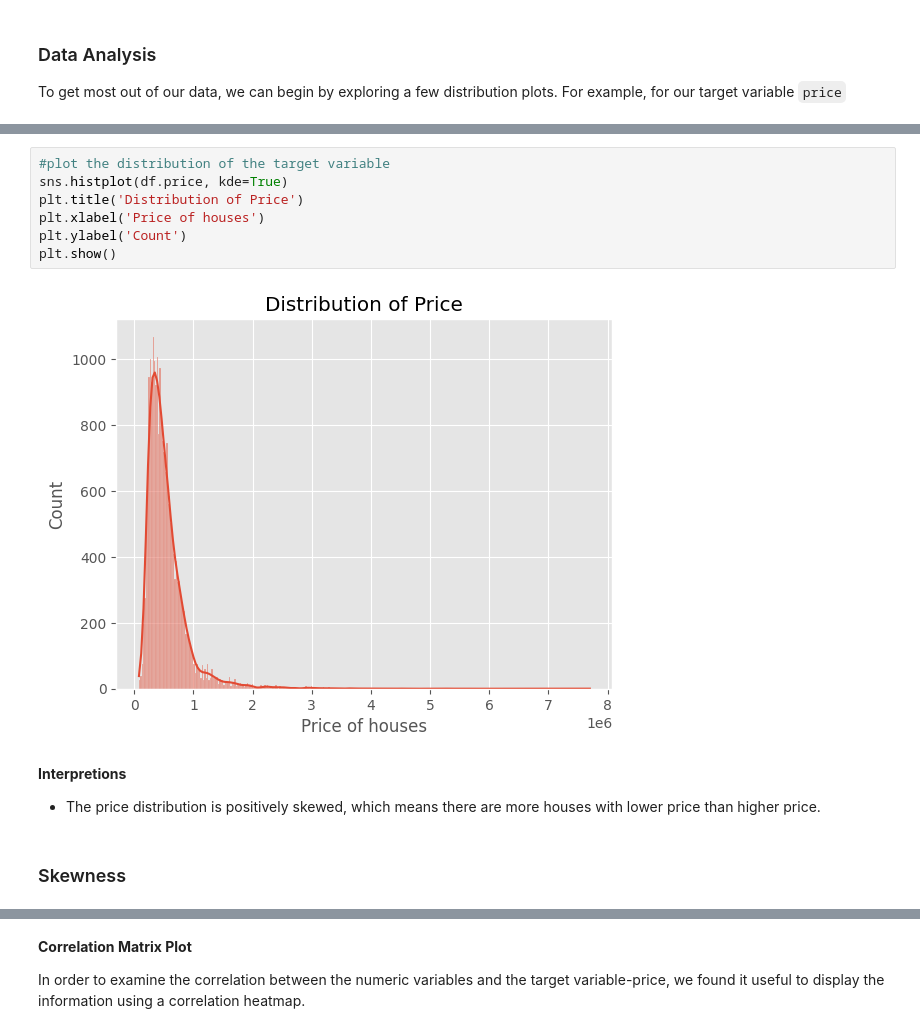
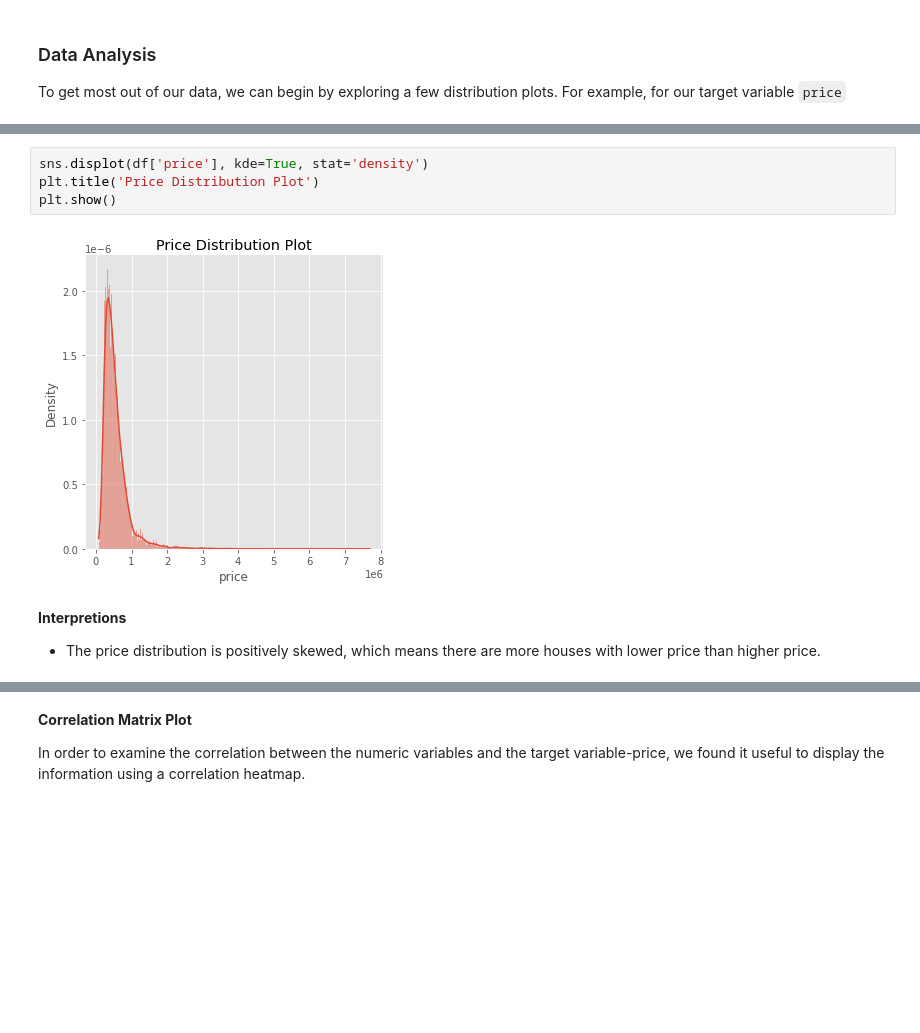
Before and after one commit to D-EKALE/KC-Housing-Project-2, a Jupyter notebook: student.ipynb, the cells around one changed output, grey strips where cells are left out. Cells and saved outputs as stored; diff of their text form; blank space fills up the shorter version.

```diff
--- a/student.ipynb
+++ b/student.ipynb
@@ -172,14 +134,9 @@ Let us start by analyzing the distribution of the price variable.
-# %%
-#plot the distribution of the target variable
-sns.histplot(df.price, kde=True)
-plt.title('Distribution of Price')
-plt.xlabel('Price of houses')
-plt.ylabel('Count')
-plt.show()
-# %% [output]
-[figure, removed]
+# %%
+sns.displot(df['price'], kde=True, stat='density')
+plt.title('Price Distribution Plot')
+plt.show()
+# %% [output]
+[figure, added]
 # %% [markdown]
 **Interpretions**
 * The price distribution is positively skewed, which means there are more houses with lower price than higher price.
-# %% [markdown]
-### Skewness
```
Also changed, not shown: parts of 23 cells of this notebook.
